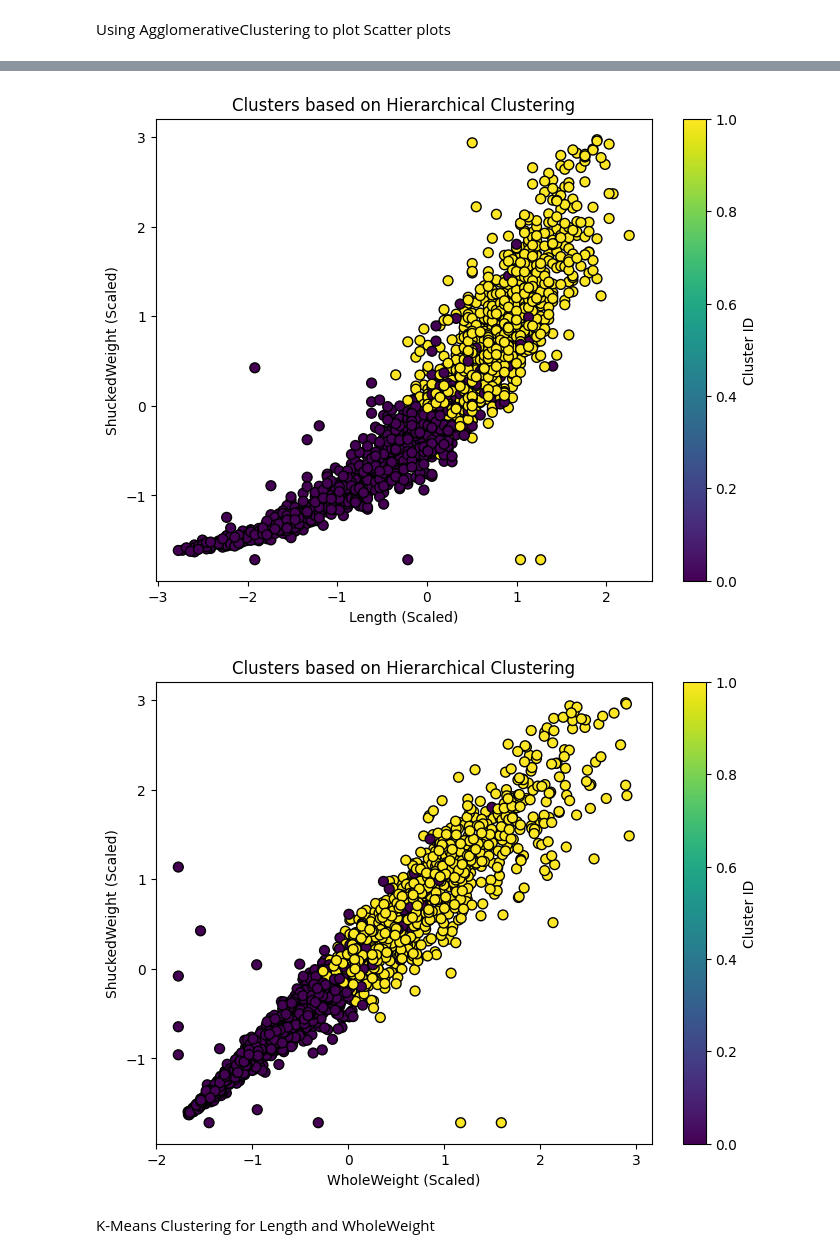
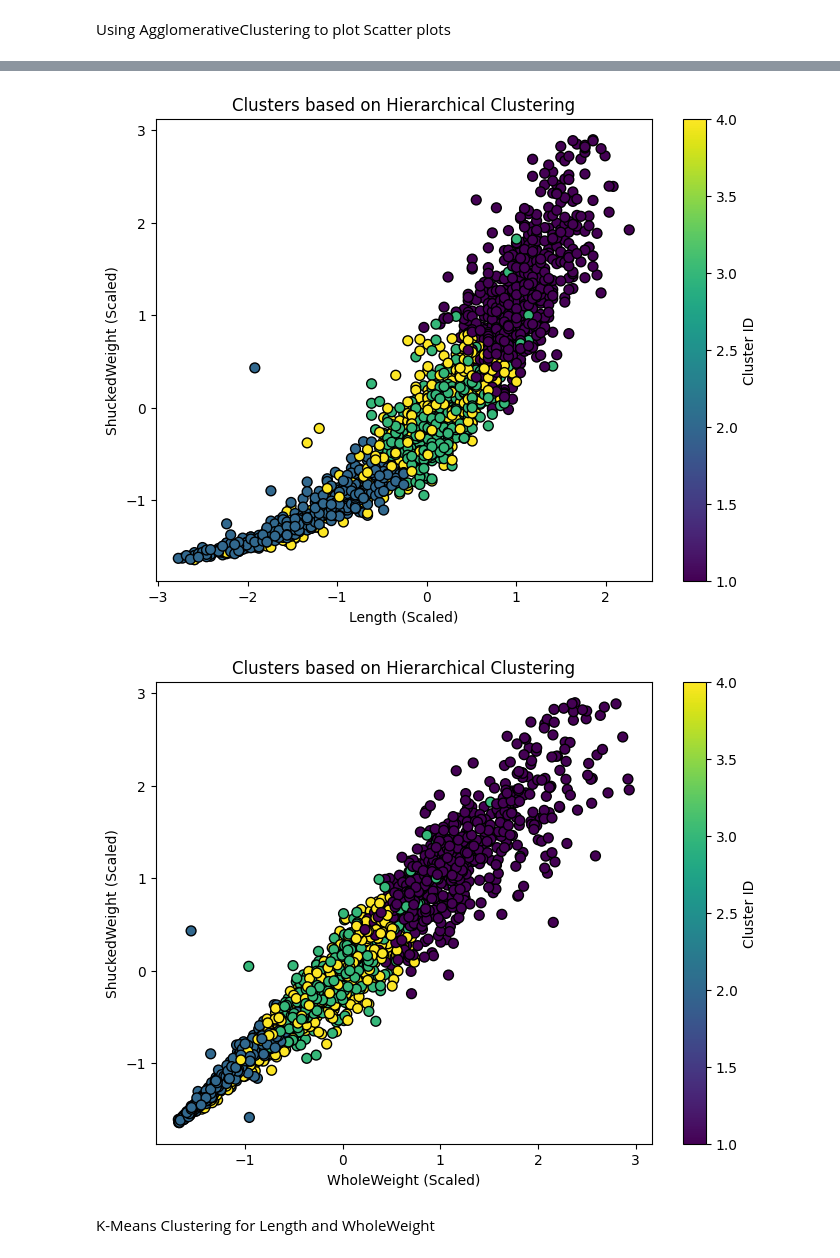
Before and after one commit to cotpetru24/data_mining, a Jupyter notebook: stu124543_data_mining.ipynb, the cells around one changed output, grey strips where cells are left out. Drawn from its saved outputs; the diff is of its cells as text; code cells hidden in the pictures.

```diff
--- a/stu124543_data_mining.ipynb
+++ b/stu124543_data_mining.ipynb
@@ -225,9 +225,9 @@ for col in clean_df.columns:
     print(f"{col} IQR is {IQR}\n")
     lower_bound = Q1 - 1.5 * IQR
     upper_bound = Q3 + 1.5 * IQR
-    clean_df = clean_df[(clean_df[col] > lower_bound) & (clean_df[col] < upper_bound)]
+    #clean_df = clean_df[(clean_df[col] > lower_bound) & (clean_df[col] < upper_bound)]
 
-    #clean_df = clean_df[((clean_df[col] > lower_bound) & (clean_df[col] > 0)) & (clean_df[col] < upper_bound)]
+    clean_df = clean_df[((clean_df[col] > lower_bound) & (clean_df[col] > 0)) & (clean_df[col] < upper_bound)]
 # %% [output]
 Sex percentiles are=> 0.25: 1.0, 0.50: 2.0, 0.75: 3.0
 Sex IQR is 2.0
@@ -418,9 +418,12 @@ plt.figure(figsize=(14, 10))
 plt.title('Hierarchical Clustering Dendrogram - Ward')
 plt.xlabel('Data')
 plt.ylabel('Distance')
-dendrogram(Z, leaf_rotation=90., leaf_font_size=8.)
+max_d = 32
+dendrogram(Z, color_threshold=max_d, leaf_rotation=90., leaf_font_size=8.)
+plt.axhline(y=max_d, color='black', linestyle='--', label='Threshold Line')
+plt.legend()
 plt.show()
 
-fl = fcluster(Z, 2, criterion='maxclust')
+fl = fcluster(Z,4, criterion='maxclust')
 print(f"Clusters: {np.unique(fl)}")
 # %% [output]
@@ -443,23 +445,23 @@ plt.show()
 # %%
 plt.figure(figsize=(8, 6))
-plt.scatter(clean_df_scaled[:, 1], clean_df_scaled[:, 3], c=clusters, cmap='viridis', edgecolor='k', s=50)
+plt.scatter(clean_df_scaled[:, 1], clean_df_scaled[:, 3], c=fl, cmap='viridis', edgecolor='k', s=50)
 plt.title('Clusters based on Hierarchical Clustering')
 plt.xlabel('Length (Scaled)')
 plt.ylabel('ShuckedWeight (Scaled)')
 plt.colorbar(label='Cluster ID')
 plt.show()
 # %% [output]
-[figure, old version]
+[figure, new version]
 # %%
 plt.figure(figsize=(8, 6))
-plt.scatter(clean_df_scaled[:, 2], clean_df_scaled[:, 3], c=clusters, cmap='viridis', edgecolor='k', s=50)
+plt.scatter(clean_df_scaled[:, 2], clean_df_scaled[:, 3], c=fl, cmap='viridis', edgecolor='k', s=50)
 plt.title('Clusters based on Hierarchical Clustering')
 plt.xlabel('WholeWeight (Scaled)')
 plt.ylabel('ShuckedWeight (Scaled)')
 plt.colorbar(label='Cluster ID')
 plt.show()
 # %% [output]
-[figure, old version]
+[figure, new version]
 # %% [markdown]
 K-Means Clustering for Length and WholeWeight
 # %%
```
Also changed, not shown: parts of 20 cells of this notebook.
